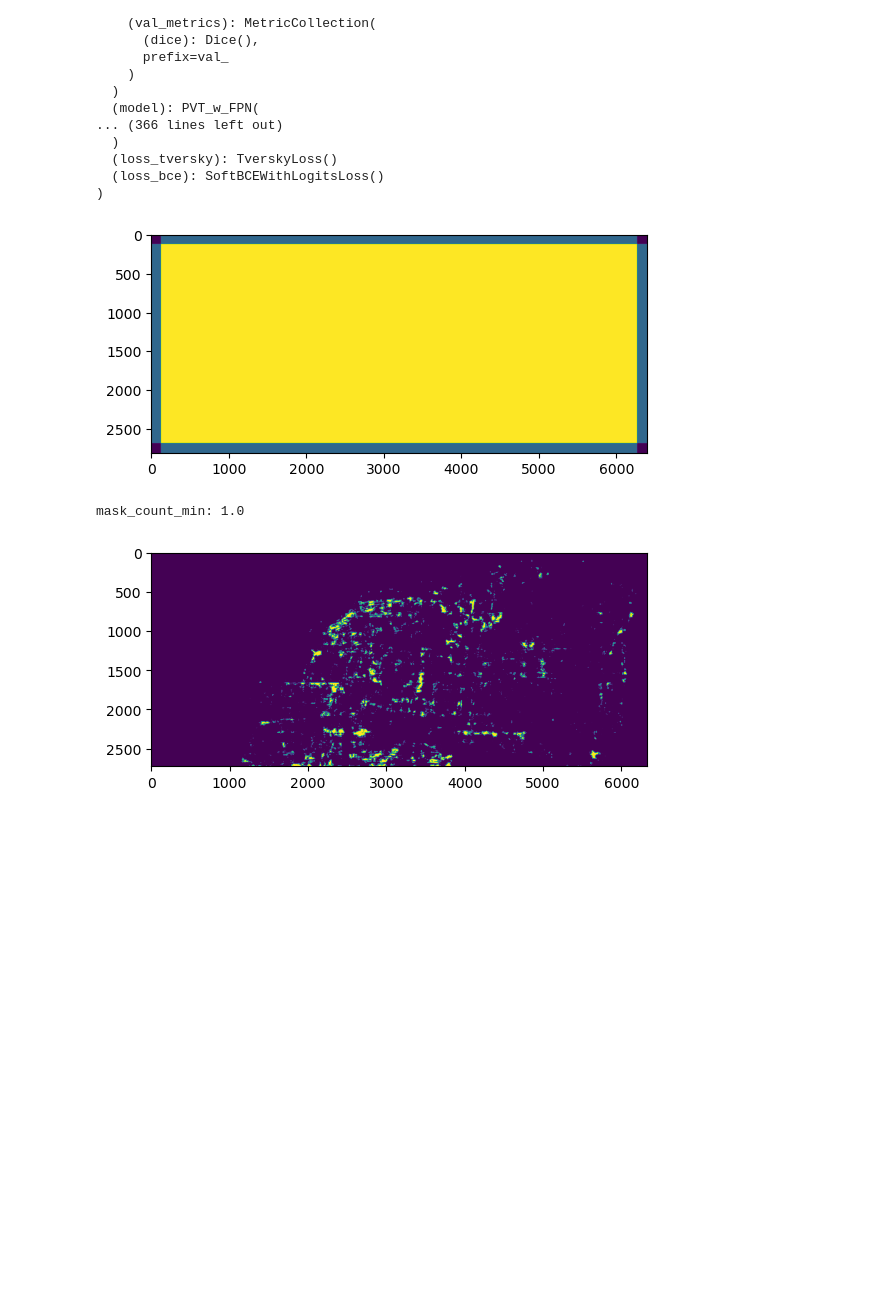
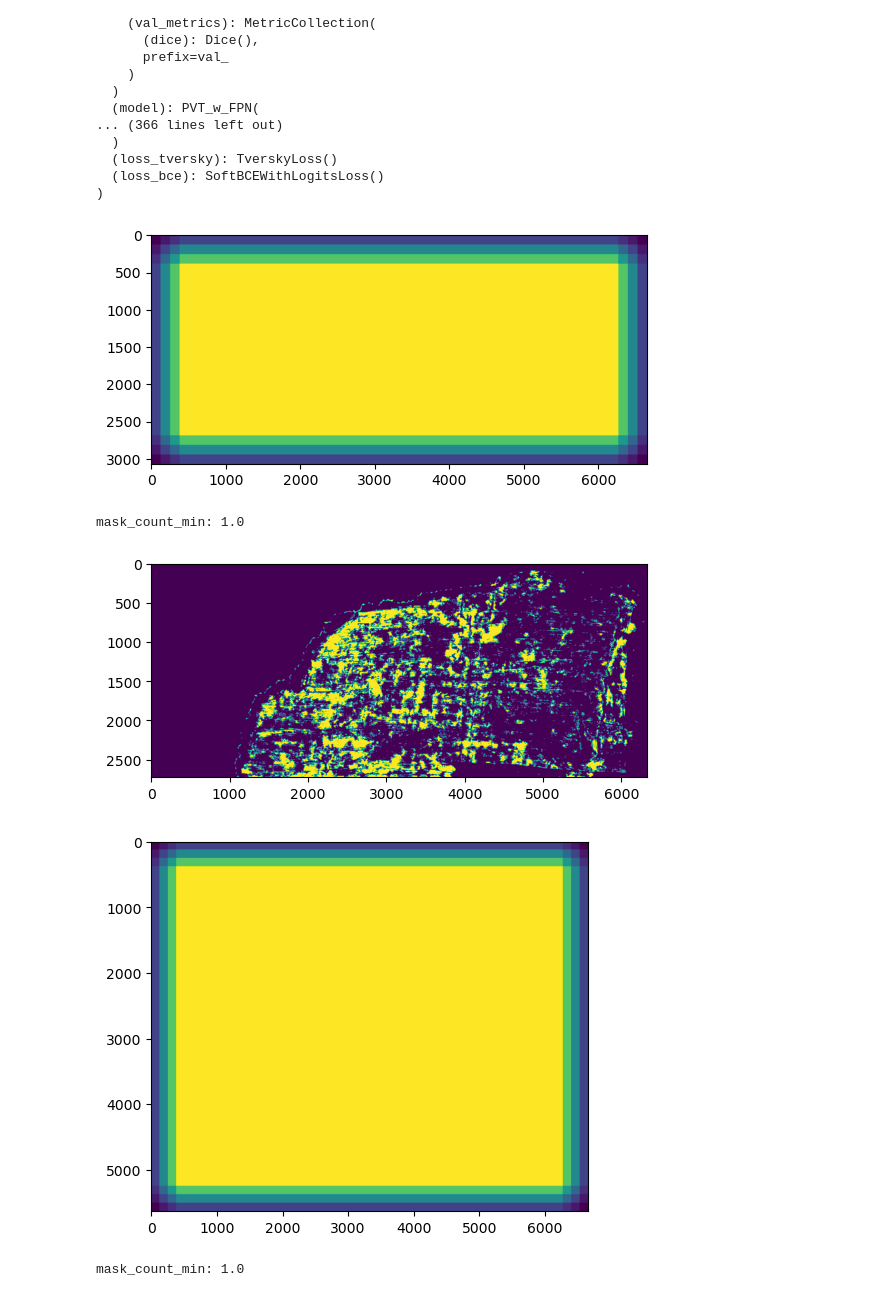
Before and after one commit to gmarus777/VESUVIUS_Challenge, a Jupyter notebook: jupyter notebooks/LOCAL PVT PREDICTIONS.ipynb, the cells around one changed output. Saved outputs shown, nothing was run; the diff lists cells and outputs as text; code cells hidden in the pictures; blank space fills up the shorter version.

```diff
--- a/jupyter notebooks/LOCAL PVT PREDICTIONS.ipynb
+++ b/jupyter notebooks/LOCAL PVT PREDICTIONS.ipynb
@@ -54,7 +54,7 @@ CHECKPOINT = 'logs/gcp_checkpoints/PVT_FPN_bce50_tver50_gamma2epoch_4.ckpt'
 SAMPLE_SUBMISSION = 'kaggle/input/vesuvius-challenge-ink-detection/sample_submission.csv'
 
 
-PATCH_SIZE = 256
+PATCH_SIZE = 512
 Z_DIM = 16
 COMPETITION_DATA_DIR_str =  "kaggle/input/vesuvius-challenge-ink-detection/"
 
@@ -146,11 +146,11 @@ class CFG:
 
 
 
-    batch_size = 1
+    batch_size = 4
 
     # Size of the patch and stride for feeding the model
     patch_size = PATCH_SIZE
-    stride = patch_size // 2
+    stride = patch_size // 4
 
 
     num_workers = 0
@@ -356,7 +356,7 @@ def rle(img):
     return ' '.join(str(x) for x in runs)
 # %%
 #224 stride=8
-THRESHOLD =0.3
+THRESHOLD =0.2
 results = []
 for fragment_id in CFG.test_fragment_ids:
 
@@ -396,33 +396,35 @@ for fragment_id in CFG.test_fragment_ids:
             mask_count[y1:y2, x1:x2] += torch.ones((CFG.patch_size, CFG.patch_size)).to(DEVICE)
 
     plt.imshow(mask_count.to('cpu'))
     plt.show()
 
     print(f'mask_count_min: {mask_count.min()}')
     mask_pred /= mask_count
 
     mask_pred = mask_pred[:ori_h, :ori_w]
     binary_mask = binary_mask[:ori_h, :ori_w]
 
     mask_pred = mask_pred.to('cpu').numpy()
     mask_pred = (mask_pred >= THRESHOLD).astype(int)
     mask_pred *= binary_mask
 
     plt.imshow(mask_pred)
     plt.show()
 
     inklabels_rle = rle(mask_pred)
 
 
     results.append( inklabels_rle)
 
 
     del mask_pred, mask_count
     del test_loader
 
     gc.collect()
     torch.cuda.empty_cache()
 # %% [output]
-[figure, old version]
+[figure, new version]
 mask_count_min: 1.0
-[figure, old version]
+[figure, new version]
+[figure, added]
+mask_count_min: 1.0
```
Also changed, not shown: parts of 2 cells of this notebook, 2 other files.
